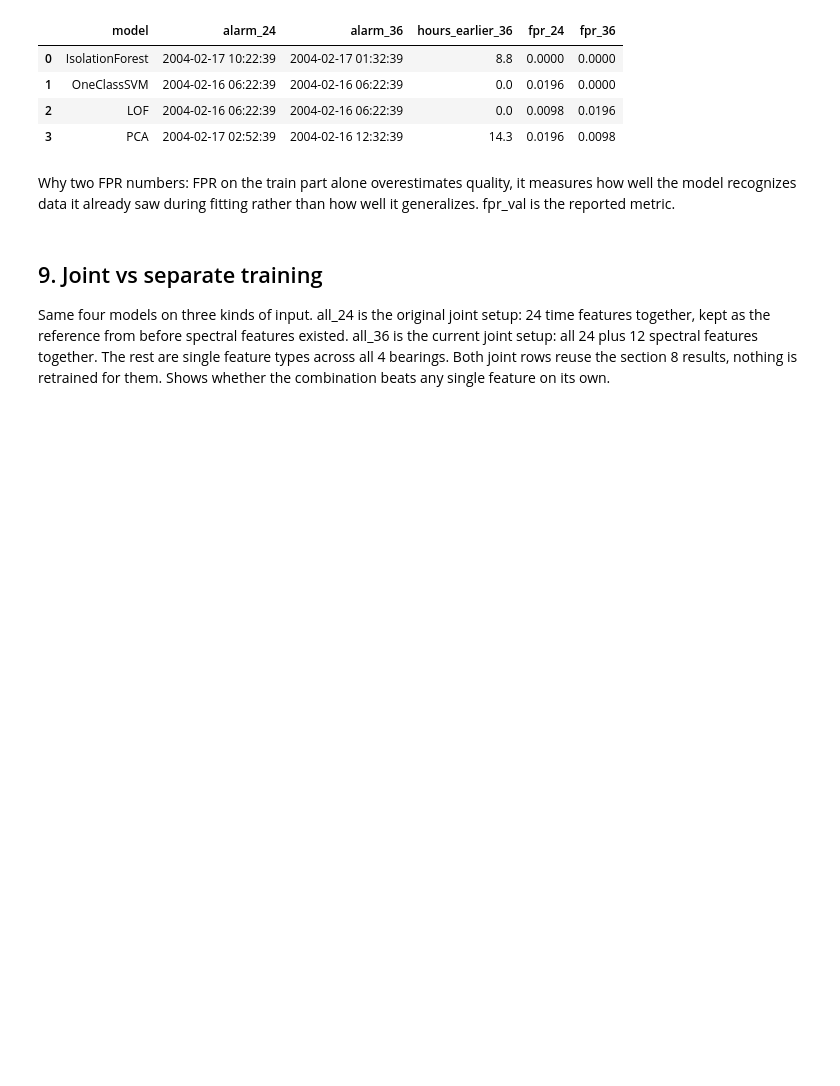
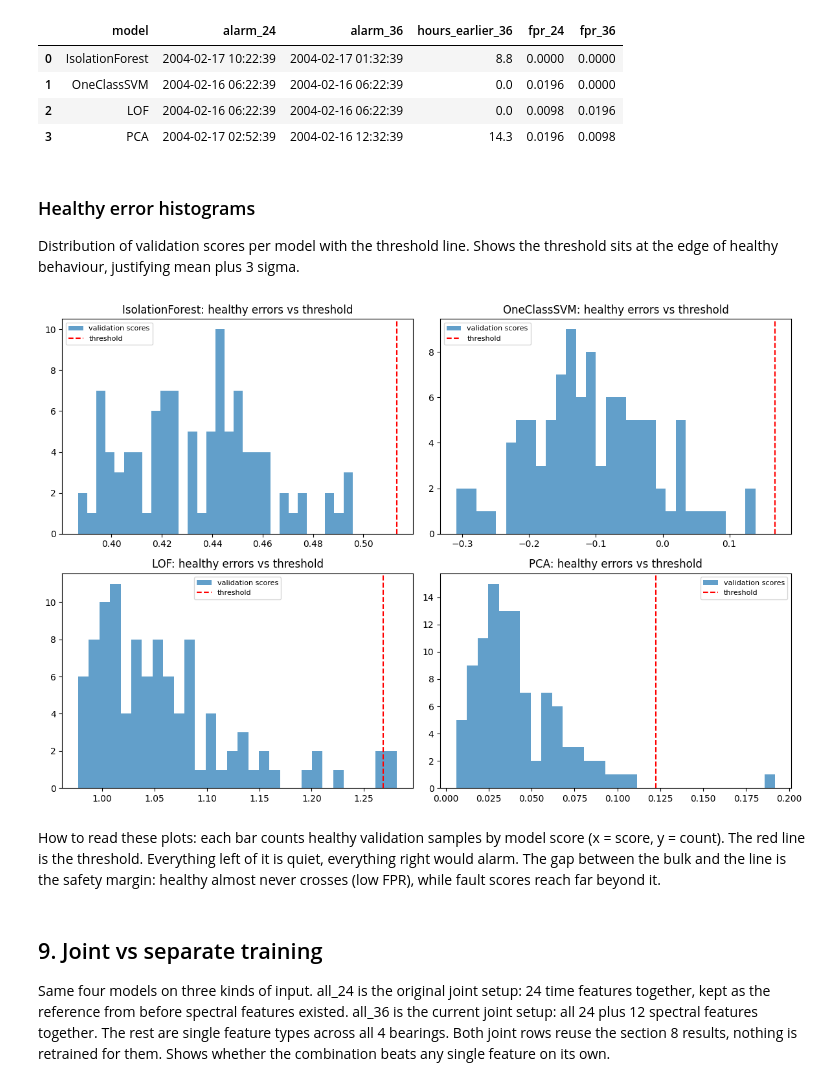
Before and after one commit to maidabiber/anomaly-detection-thesis, a Jupyter notebook: notebooks/analyze_2nd_test.ipynb, the cells around one changed output. Drawn from its saved outputs; the diff is of its cells as text; code cells hidden in the pictures; blank space fills up the shorter version.

Commit message:
Add healthy error histograms with reading guides to both notebooks

```diff
--- a/notebooks/analyze_2nd_test.ipynb
+++ b/notebooks/analyze_2nd_test.ipynb
@@ -320,10 +320,30 @@ Difference in first alarm (positive hours = 36 earlier):
 | 1 | OneClassSVM | 2004-02-16 06:22:39 | 2004-02-16 06:22:39 | 0.0 | 0.0196 | 0.0000 |
 | 2 | LOF | 2004-02-16 06:22:39 | 2004-02-16 06:22:39 | 0.0 | 0.0098 | 0.0196 |
 | 3 | PCA | 2004-02-17 02:52:39 | 2004-02-16 12:32:39 | 14.3 | 0.0196 | 0.0098 |
-# %% [markdown]
-Why two FPR numbers: FPR on the train part alone overestimates quality,
-it measures how well the model recognizes data it already saw during fitting
-rather than how well it generalizes. fpr_val is the reported metric.
+# %% [markdown]
+### Healthy error histograms
+
+Distribution of validation scores per model with the threshold line.
+Shows the threshold sits at the edge of healthy behaviour, justifying
+mean plus 3 sigma.
+# %%
+fig, axes = plt.subplots(2, 2, figsize=(12, 8))
+for ax, name in zip(axes.flat, ['IsolationForest', 'OneClassSVM', 'LOF', 'PCA']):
+    r = classical_results[name]
+    ax.hist(r['val_scores'], bins=30, alpha=0.7, label='validation scores')
+    ax.axvline(r['threshold'], color='red', linestyle='--', label='threshold')
+    ax.set_title(f"{name}: healthy errors vs threshold")
+    ax.legend(fontsize=8)
+plt.tight_layout()
+plt.show()
+# %% [output]
+[figure, added]
+# %% [markdown]
+How to read these plots: each bar counts healthy validation samples by model
+score (x = score, y = count). The red line is the threshold. Everything left
+of it is quiet, everything right would alarm. The gap between the bulk and
+the line is the safety margin: healthy almost never crosses (low FPR), while
+fault scores reach far beyond it.
 # %% [markdown]
 ## 9. Joint vs separate training
 
```
Also changed, not shown: 2 other files.
